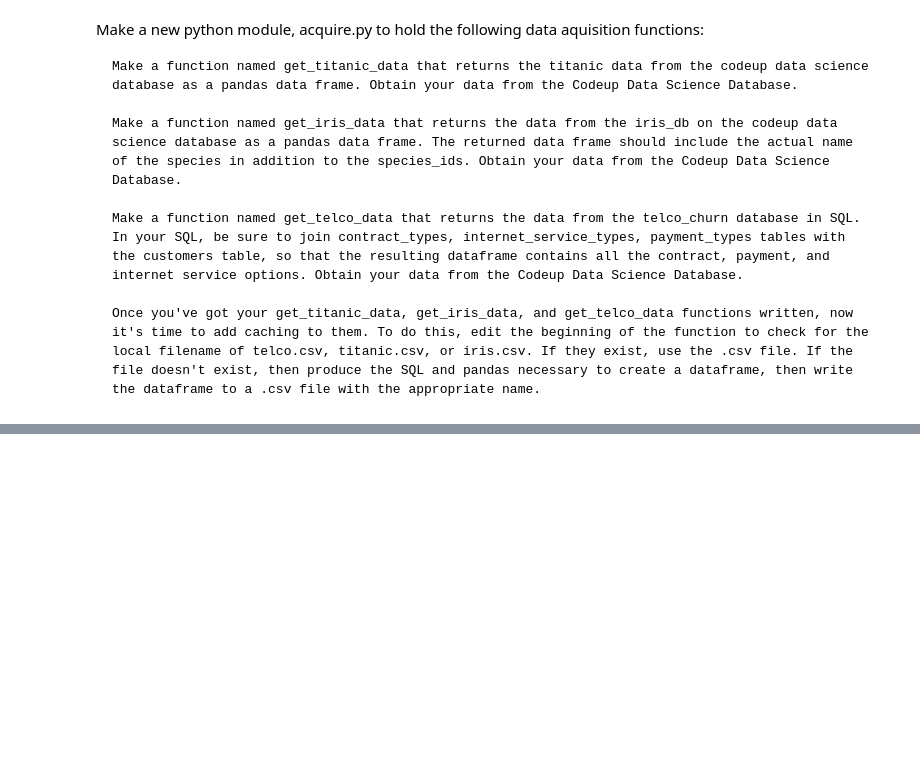
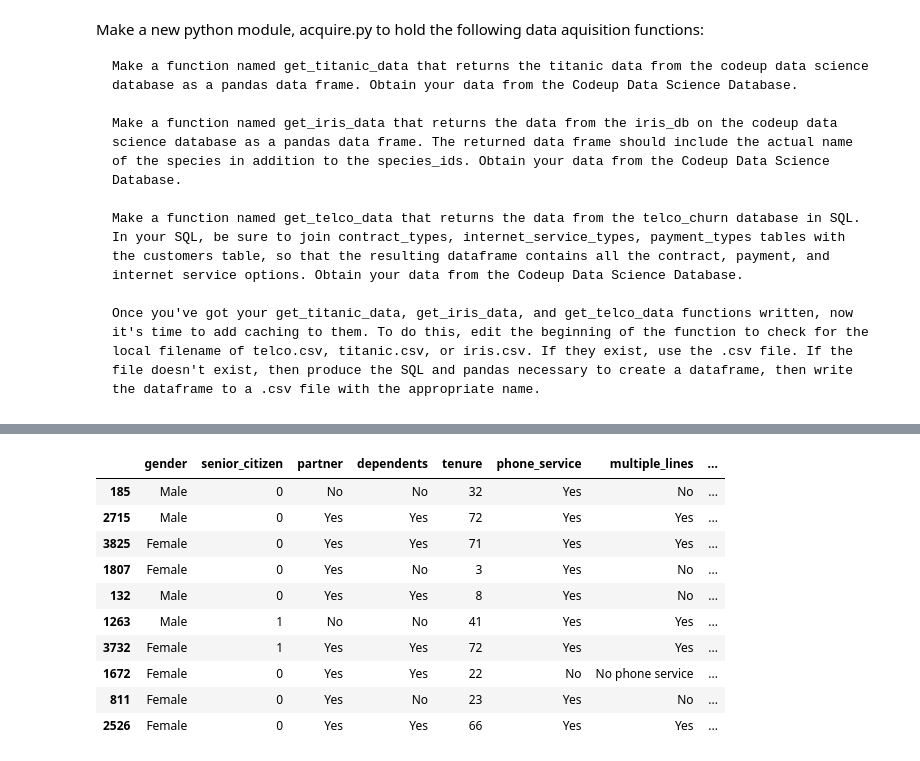
Before and after one commit to corey-hermesch/classification-exercises, a Jupyter notebook: classification_exercises.ipynb, the cells around one changed output, grey strips where cells are left out. Saved outputs shown, nothing was run; the diff lists cells and outputs as text; code cells hidden in the pictures; blank space fills up the shorter version.

```diff
--- a/classification_exercises.ipynb
+++ b/classification_exercises.ipynb
@@ -599,0 +434,2 @@ df.head()
+# %%
+df = acq.get_telco_data()
@@ -599,0 +450,16 @@ df.head()
+# %%
+df = df.drop(columns=['customer_id', 'internet_service_type_id', 'contract_type_id', 'payment_type_id'])
+# %%
+df.sample(10)
+# %% [output]
+|  | gender | senior_citizen | partner | dependents | tenure | phone_service | multiple_lines | ... |
+| 185 | Male | 0 | No | No | 32 | Yes | No | ... |
+| 2715 | Male | 0 | Yes | Yes | 72 | Yes | Yes | ... |
+| 3825 | Female | 0 | Yes | Yes | 71 | Yes | Yes | ... |
+| 1807 | Female | 0 | Yes | No | 3 | Yes | No | ... |
+| 132 | Male | 0 | Yes | Yes | 8 | Yes | No | ... |
+| 1263 | Male | 1 | No | No | 41 | Yes | Yes | ... |
+| 3732 | Female | 1 | Yes | Yes | 72 | Yes | Yes | ... |
+| 1672 | Female | 0 | Yes | Yes | 22 | No | No phone service | ... |
+| 811 | Female | 0 | Yes | No | 23 | Yes | No | ... |
+| 2526 | Female | 0 | Yes | Yes | 66 | Yes | Yes | ... |
```
Also changed, not shown: parts of 77 cells of this notebook, 2 other files.
